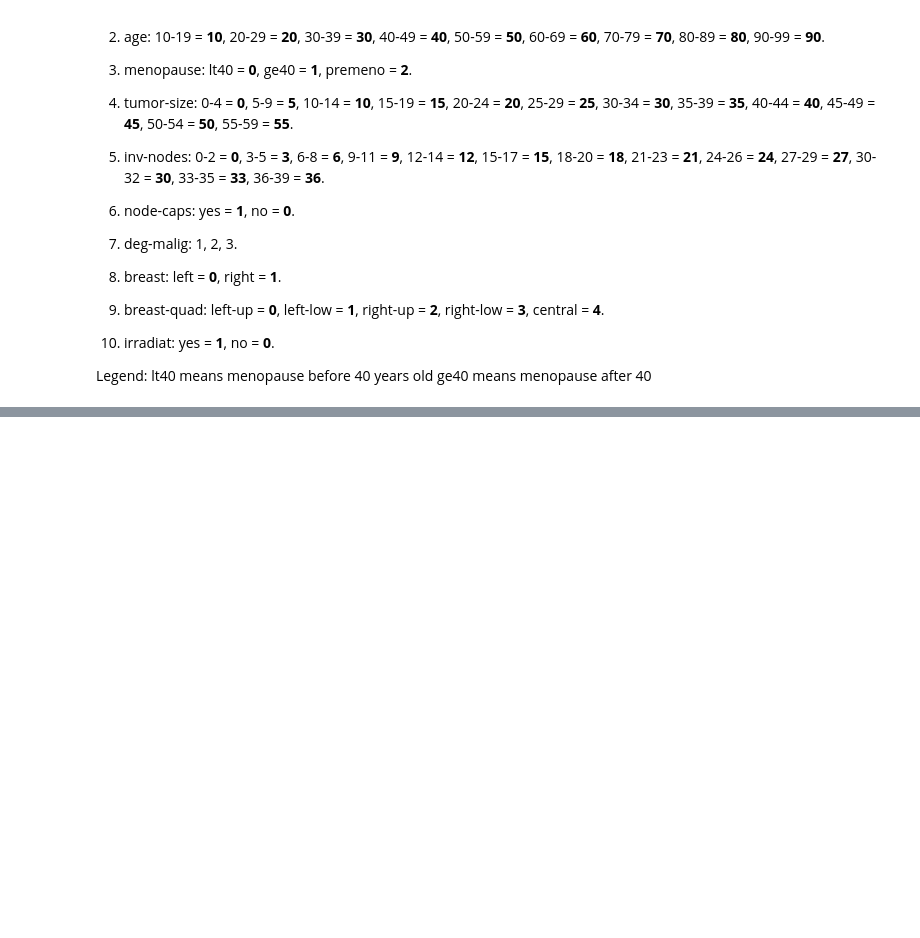
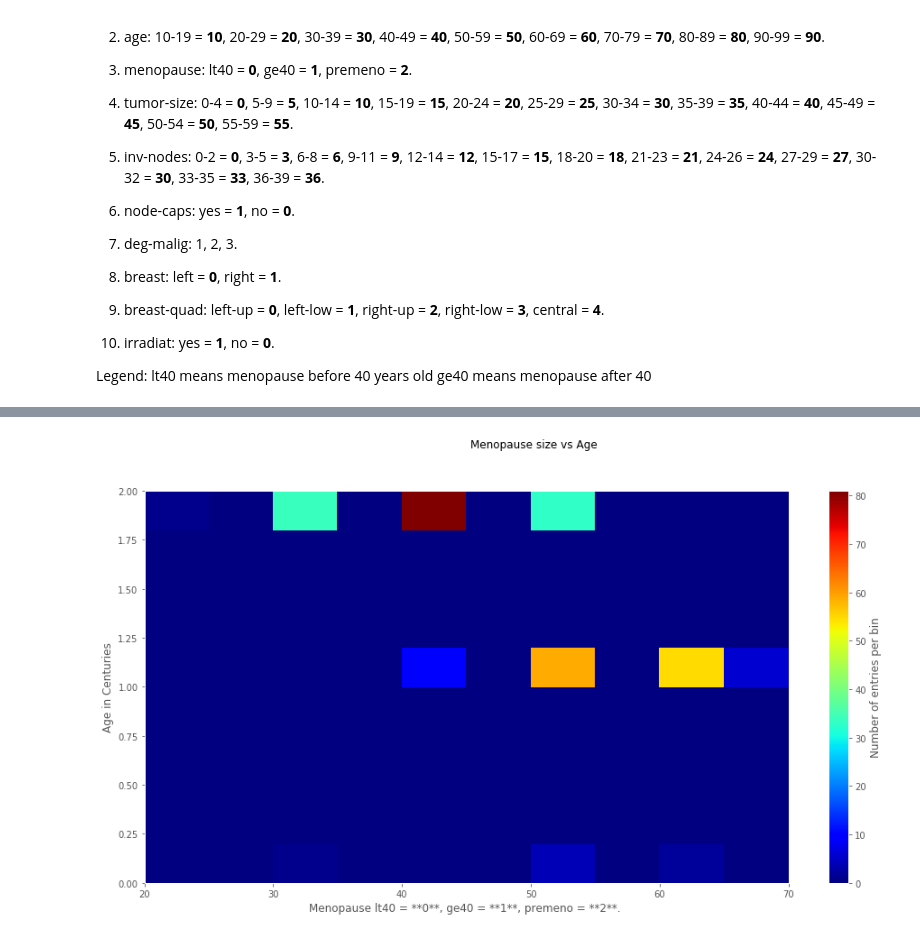
Before and after one commit to MuharremOkutan/datasciencetraining-1, a Jupyter notebook: datasciencetrainingnotebook.ipynb, the cells around one changed output, grey strips where cells are left out. Saved outputs shown, nothing was run; the diff lists cells and outputs as text; code cells hidden in the pictures; blank space fills up the shorter version.

```diff
--- a/datasciencetrainingnotebook.ipynb
+++ b/datasciencetrainingnotebook.ipynb
@@ -153,0 +252,12 @@ plt.ylabel('Age in Centuries');
+# %%
+plt.suptitle("Menopause size vs Age")
+plt.hist2d(x=df[df['menopause'] < 90]['age'],
+           y=df[df['menopause'] < 3]['menopause'],
+           bins=10,
+           cmap=mpl.cm.jet)
+plt.xlabel('Menopause lt40 = **0**, ge40 = **1**, premeno = **2**. ')
+plt.ylabel('Age in Centuries');
+cb = plt.colorbar()
+cb.set_label('Number of entries per bin')
+# %% [output]
+[figure, added]
```
Also changed, not shown: parts of 17 cells of this notebook, 1 other file.
